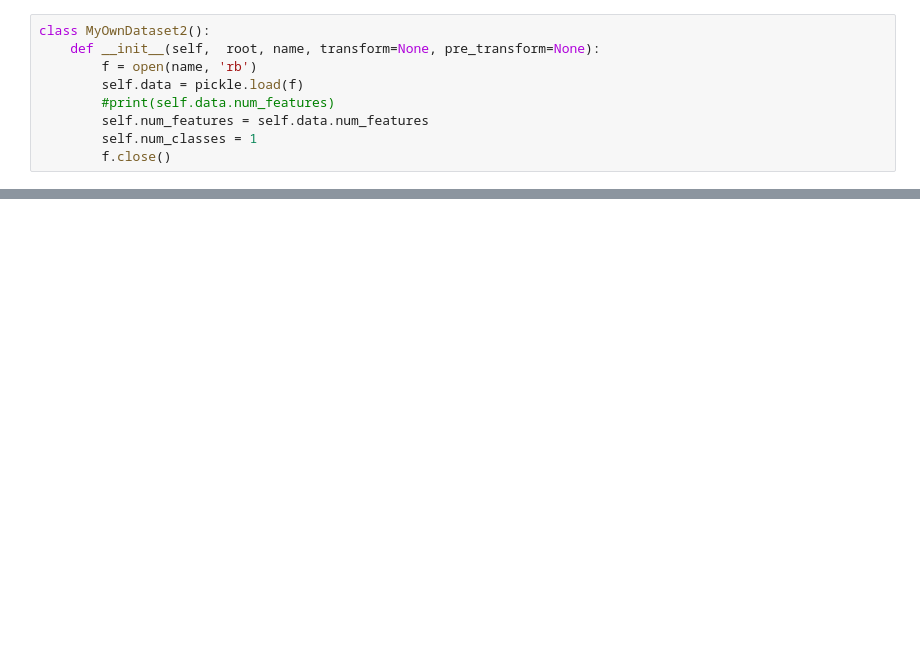
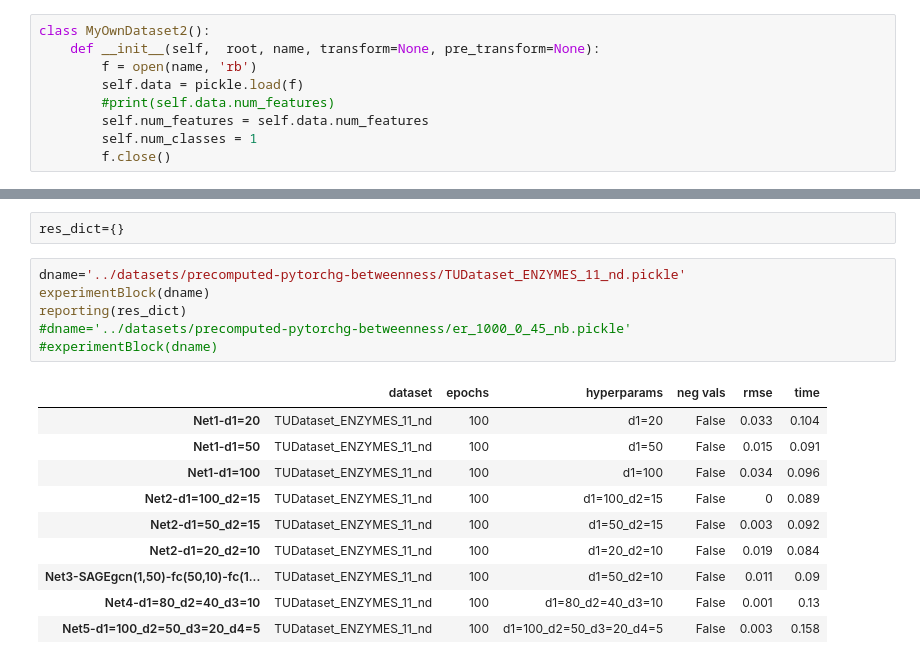
Before and after one commit to presmerats/GNN-MThesis, a Jupyter notebook: src/girvan-newman/TFM_Transductive_setting_GCN_node_betweenness.ipynb, the cells around one changed output, grey strips where cells are left out. Cells and saved outputs as stored; diff of their text form; blank space fills up the shorter version.

Commit message:
transductive setting for node betweenness·

```diff
--- a/src/girvan-newman/TFM_Transductive_setting_GCN_node_betweenness.ipynb
+++ b/src/girvan-newman/TFM_Transductive_setting_GCN_node_betweenness.ipynb
@@ -415,0 +481,19 @@ Total train-test time: 0.5616779327392578
+# %%
+res_dict={}
+# %%
+dname='../datasets/precomputed-pytorchg-betweenness/TUDataset_ENZYMES_11_nd.pickle'
+experimentBlock(dname)
+reporting(res_dict)
+#dname='../datasets/precomputed-pytorchg-betweenness/er_1000_0_45_nb.pickle'
+#experimentBlock(dname)
+# %% [output]
+|  | dataset | epochs | hyperparams | neg vals | rmse | time |
+| Net1-d1=20 | TUDataset_ENZYMES_11_nd | 100 | d1=20 | False | 0.033 | 0.104 |
+| Net1-d1=50 | TUDataset_ENZYMES_11_nd | 100 | d1=50 | False | 0.015 | 0.091 |
+| Net1-d1=100 | TUDataset_ENZYMES_11_nd | 100 | d1=100 | False | 0.034 | 0.096 |
+| Net2-d1=100_d2=15 | TUDataset_ENZYMES_11_nd | 100 | d1=100_d2=15 | False | 0 | 0.089 |
+| Net2-d1=50_d2=15 | TUDataset_ENZYMES_11_nd | 100 | d1=50_d2=15 | False | 0.003 | 0.092 |
+| Net2-d1=20_d2=10 | TUDataset_ENZYMES_11_nd | 100 | d1=20_d2=10 | False | 0.019 | 0.084 |
+| Net3-SAGEgcn(1,50)-fc(50,10)-fc(1... | TUDataset_ENZYMES_11_nd | 100 | d1=50_d2=10 | False | 0.011 | 0.09 |
+| Net4-d1=80_d2=40_d3=10 | TUDataset_ENZYMES_11_nd | 100 | d1=80_d2=40_d3=10 | False | 0.001 | 0.13 |
+| Net5-d1=100_d2=50_d3=20_d4=5 | TUDataset_ENZYMES_11_nd | 100 | d1=100_d2=50_d3=20_d4=5 | False | 0.003 | 0.158 |
```
Also changed, not shown: parts of 20 cells of this notebook, 2 other files.
